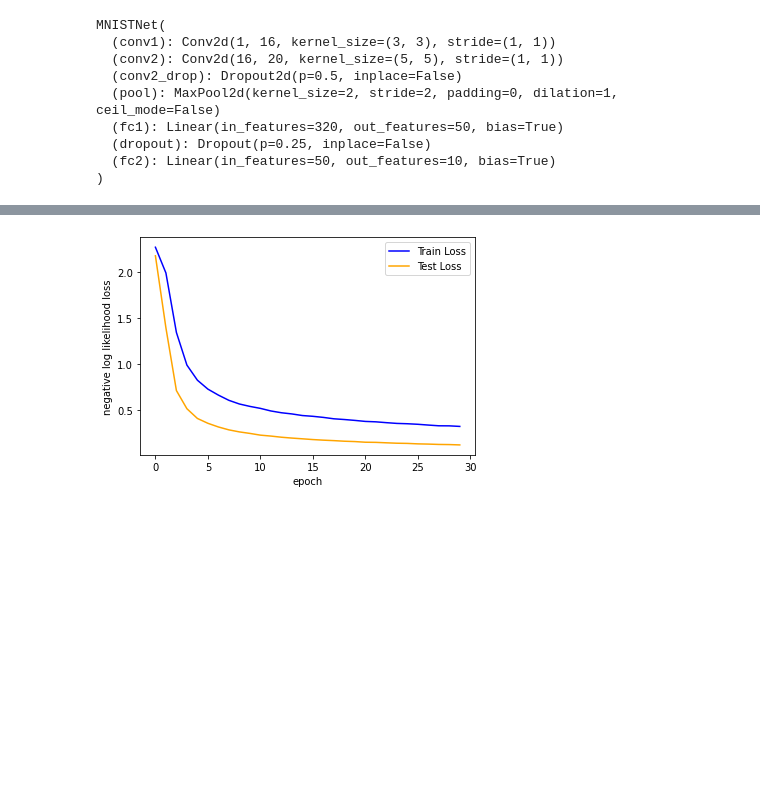
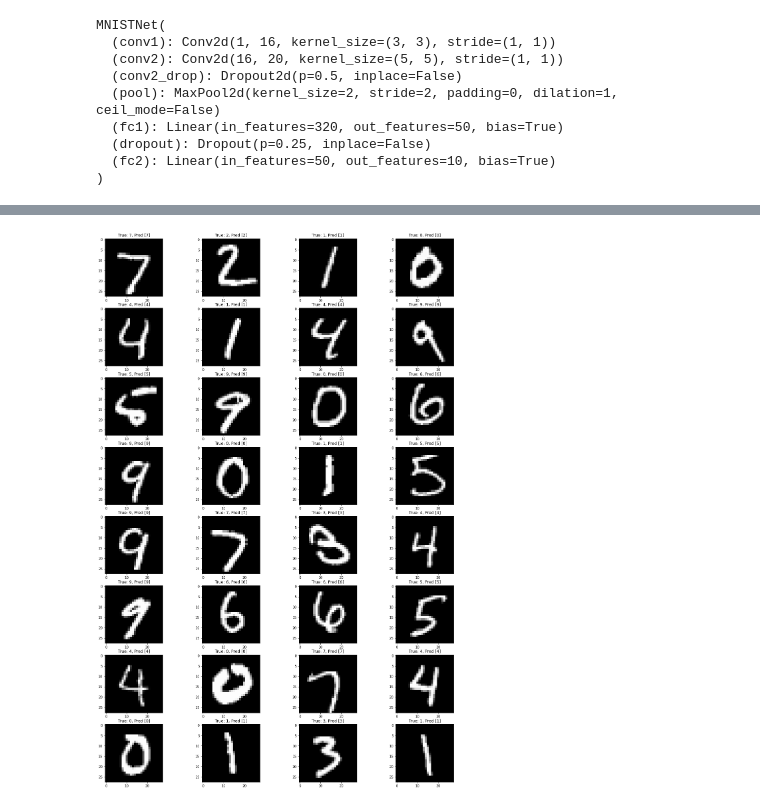
Before and after one commit to G94/melanoma_detection, a Jupyter notebook: MNIST_Training.ipynb, the cells around one changed output, grey strips where cells are left out. Drawn from its saved outputs; the diff is of its cells as text; code cells hidden in the pictures; blank space fills up the shorter version.

```diff
--- a/MNIST_Training.ipynb
+++ b/MNIST_Training.ipynb
@@ -350,11 +377,19 @@ Test Accuracy (Overall): 96% (9650/10000)
-# %%
-fig = plt.figure()
-plt.plot(range(n_epochs), train_history, color='blue')
-plt.plot(range(n_epochs), valid_history, color='orange')
-# plt.scatter(test_counter, test_losses[0:4], color='red')
-plt.legend(['Train Loss', 'Test Loss'], loc = 'upper right')
-plt.xlabel('epoch')
-plt.ylabel('negative log likelihood loss')
-plt.show()
-# %% [output]
-[figure, removed]
+# %%
+batch_img = enumerate(test_loader)
+batch_idx, (example_data, example_targets) = next(batch_img)
+
+with torch.no_grad():
+    if train_on_gpu:
+      data, target = example_data.cuda(), target.cuda()
+    output = model(data)
+
+pred_train = output.data.max(1, keepdim = True)[1]
+
+fig, axes = plt.subplots(8, 4, figsize = (20, 30))
+axes = axes.ravel()
+
+for i in range(0, 32):
+  axes[i].imshow(example_data[i][0], cmap = 'gray', interpolation = 'none')
+  axes[i].set_title("True: {}, Pred {}".format(example_targets[i], pred_train.cpu().numpy()[i]))
+# %% [output]
+[figure, added]
```
Also changed, not shown: parts of 15 cells of this notebook.
